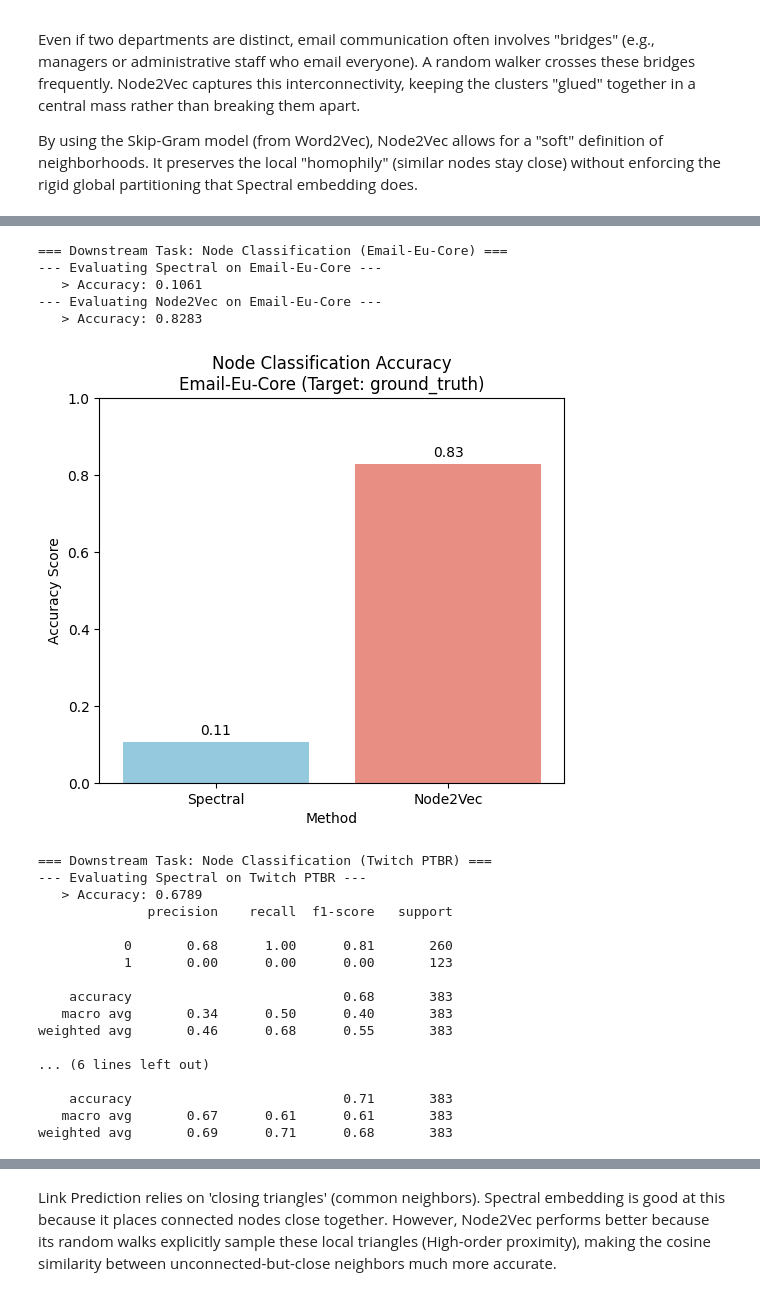
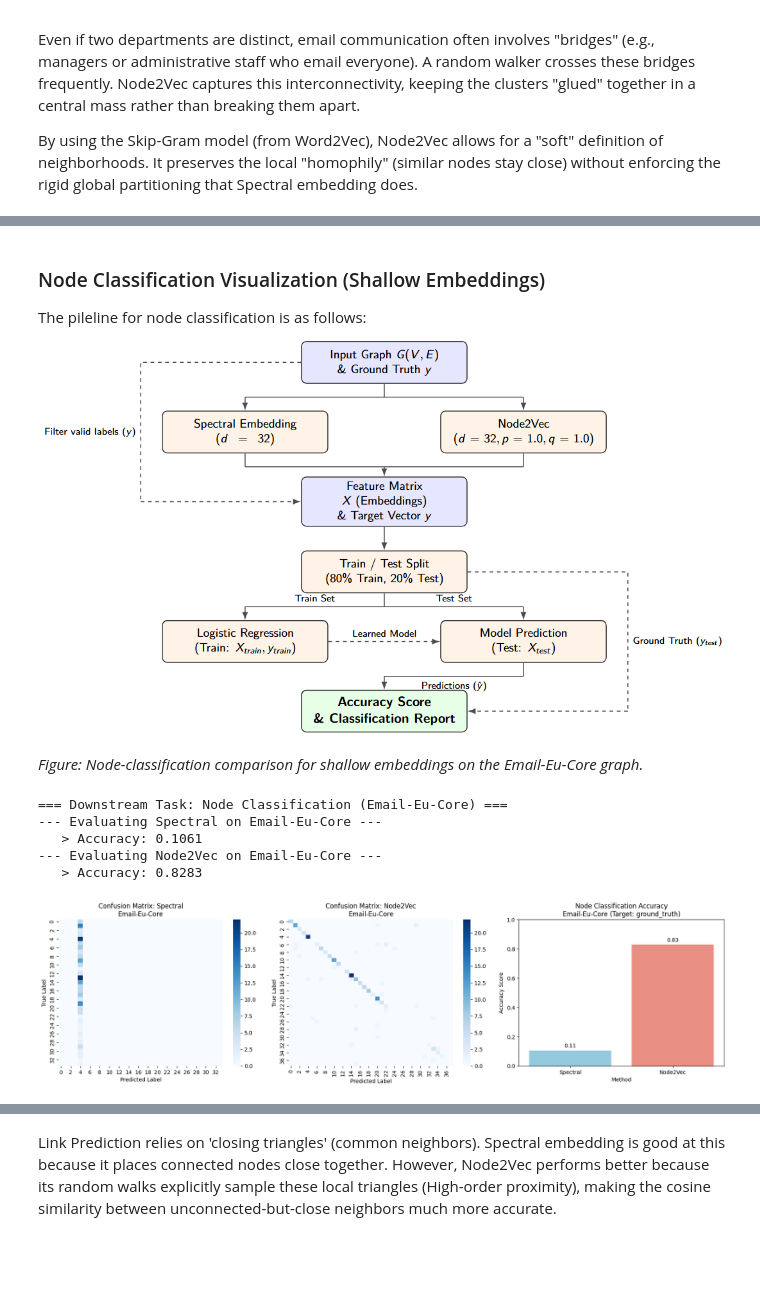
Before and after one commit to Carda01/community_detection, a Jupyter notebook: graph_ml/embeddings_notebook.ipynb, the cells around one changed output, grey strips where cells are left out. Drawn from its saved outputs; the diff is of its cells as text; code cells hidden in the pictures; blank space fills up the shorter version.

Commit message:
Adding initial version of the full email embedding analysis

```diff
--- a/graph_ml/embeddings_notebook.ipynb
+++ b/graph_ml/embeddings_notebook.ipynb
@@ -866,31 +1051,19 @@ The Twitch graph demonstrates the limitations of Spectral Embedding on sparse so
+# %% [markdown]
+### Node Classification Visualization (Shallow Embeddings)
+
+The pileline for node classification is as follows:
+
+![fig_class_node_mail_dataset.png](attachment:fig_class_node_mail_dataset.png)
+
+*Figure: Node-classification comparison for shallow embeddings on the Email-Eu-Core graph.*
 # %%
 # EVALUATION
 # Email-Eu-Core (Predicting Department)
 compare_downstream_tasks(G_email, emb_email_spec, emb_email_n2v, "Email-Eu-Core", "ground_truth")
-
-# Twitch (Predicting Mature Status)
-compare_downstream_tasks(G_twitch, emb_twitch_spec, emb_twitch_n2v, "Twitch PTBR", "ground_truth")
 # %% [output]
 === Downstream Task: Node Classification (Email-Eu-Core) ===
 --- Evaluating Spectral on Email-Eu-Core ---
    > Accuracy: 0.1061
 --- Evaluating Node2Vec on Email-Eu-Core ---
    > Accuracy: 0.8283
-[figure, old version]
+[figure, new version]
-=== Downstream Task: Node Classification (Twitch PTBR) ===
---- Evaluating Spectral on Twitch PTBR ---
-   > Accuracy: 0.6789
-              precision    recall  f1-score   support
-
-           0       0.68      1.00      0.81       260
-           1       0.00      0.00      0.00       123
-
-    accuracy                           0.68       383
-   macro avg       0.34      0.50      0.40       383
-weighted avg       0.46      0.68      0.55       383
-
-... (6 lines left out)
-
-    accuracy                           0.71       383
-   macro avg       0.67      0.61      0.61       383
-weighted avg       0.69      0.71      0.68       383
```
Also changed, not shown: parts of 25 cells of this notebook.
